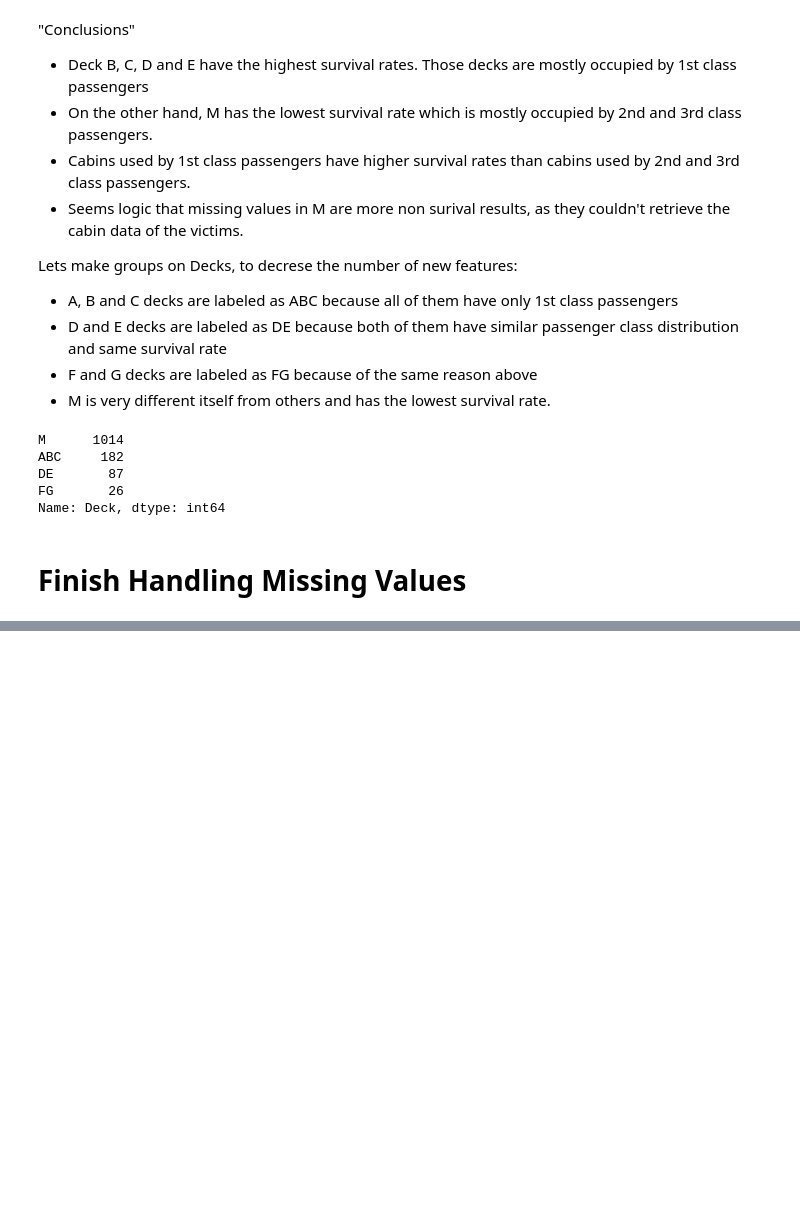
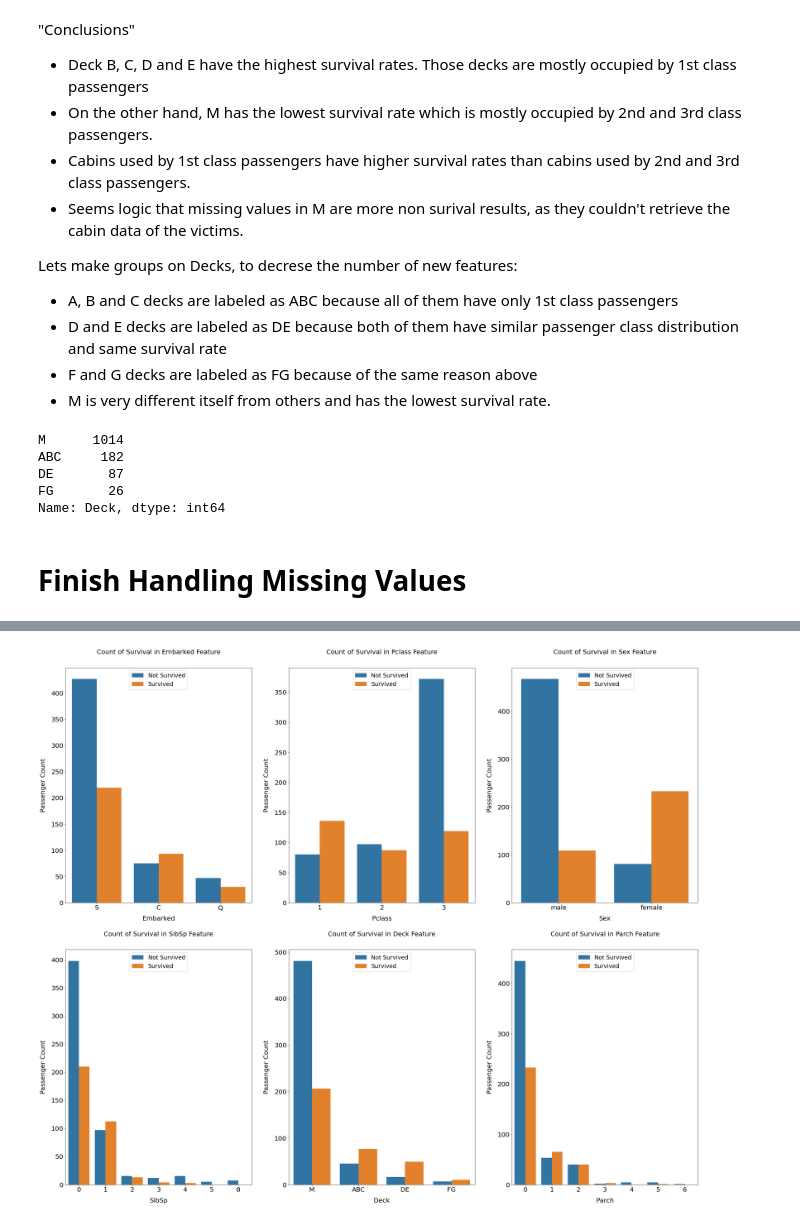
Before and after one commit to jtavara23/Titanic_survivor_prediction, a Jupyter notebook: main.ipynb, the cells around one changed output, grey strips where cells are left out. Cells and saved outputs as stored; diff of their text form; code cells hidden in the pictures; blank space fills up the shorter version.

```diff
--- a/main.ipynb
+++ b/main.ipynb
@@ -548,0 +669,4 @@ dtype: int64
+# %%
+cat_features = ['Embarked', 'Pclass', 'Sex', 'SibSp', 'Deck','Parch']
+cont_features = ['Age', 'Fare']
+surv = df_train['Survived'] == 1
@@ -548,0 +682,19 @@ dtype: int64
+# %%
+fig, axs = plt.subplots(ncols=2, nrows=3, figsize=(20, 20))
+plt.subplots_adjust(right=1.5, top=1.25)
+
+for i, feature in enumerate(cat_features, 1):
+    plt.subplot(2, 3, i)
+    sns.countplot(x=feature, hue='Survived', data=df_train)
+
+    plt.xlabel('{}'.format(feature), size=20, labelpad=15)
+    plt.ylabel('Passenger Count', size=20, labelpad=15)
+    plt.tick_params(axis='x', labelsize=20)
+    plt.tick_params(axis='y', labelsize=20)
+
+    plt.legend(['Not Survived', 'Survived'], loc='upper center', prop={'size': 18})
+    plt.title('Count of Survival in {} Feature'.format(feature), size=20, y=1.05)
+
+plt.show()
+# %% [output]
+[figure, added]
```
Also changed, not shown: parts of 16 cells of this notebook.
